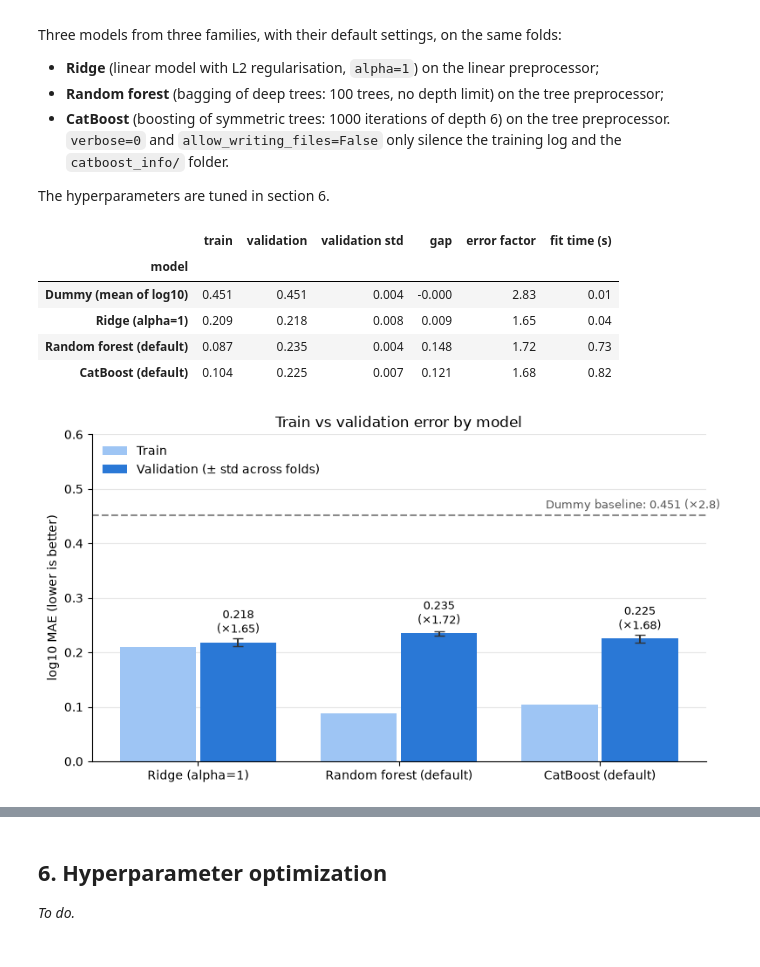
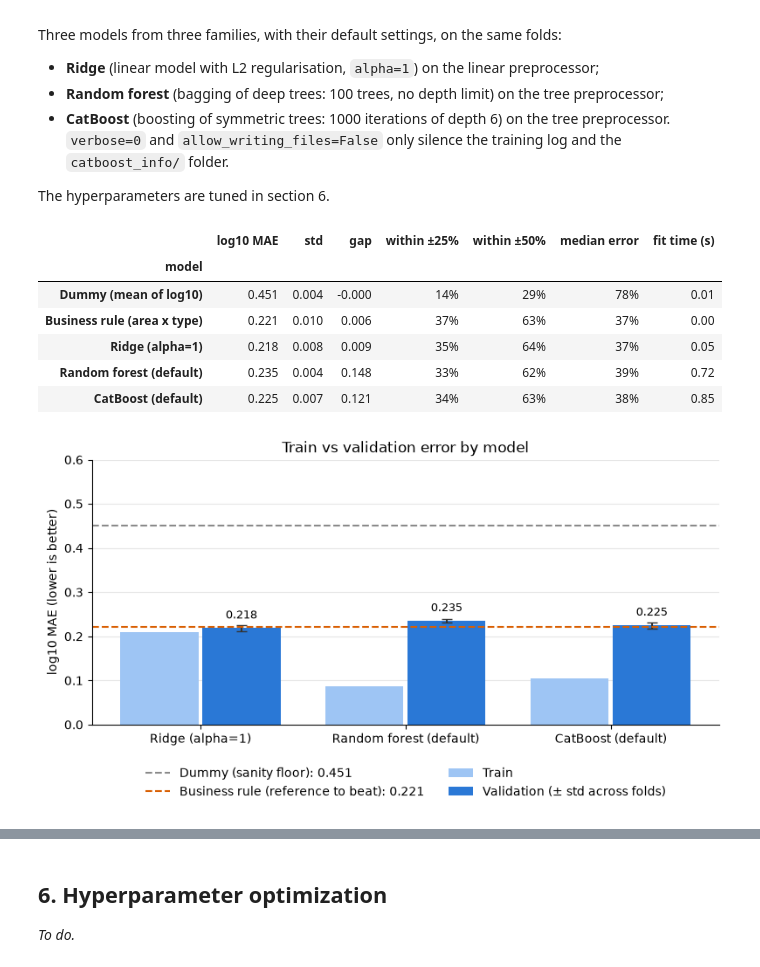
Before and after one commit to dapitch666/oc-p03-seattle-building-energy, a Jupyter notebook: notebooks/03_modeling.ipynb, the cells around one changed output, grey strips where cells are left out. Drawn from its saved outputs; the diff is of its cells as text; code cells hidden in the pictures.

Commit message:
Add readable metrics and a business-rule baseline to model comparison

```diff
--- a/notebooks/03_modeling.ipynb
+++ b/notebooks/03_modeling.ipynb
@@ -553,22 +618,23 @@ models = {
     ),
 }
 
-rows = [baseline] + [
+rows = baseline_rows + [
     evaluate_model(model, X_train, y_train, cv, scorers, name)
     for name, model in models.items()
 ]
 results = pd.DataFrame(rows).set_index("model")
 decision_table(results)
 # %% [output]
-|  | train | validation | validation std | gap | error factor | fit time (s) |
-| model |  |  |  |  |  |  |
-| Dummy (mean of log10) | 0.451 | 0.451 | 0.004 | -0.000 | 2.83 | 0.01 |
-| Ridge (alpha=1) | 0.209 | 0.218 | 0.008 | 0.009 | 1.65 | 0.04 |
-| Random forest (default) | 0.087 | 0.235 | 0.004 | 0.148 | 1.72 | 0.73 |
-| CatBoost (default) | 0.104 | 0.225 | 0.007 | 0.121 | 1.68 | 0.82 |
+|  | log10 MAE | std | gap | within ±25% | within ±50% | median error | fit time (s) |
+| model |  |  |  |  |  |  |  |
+| Dummy (mean of log10) | 0.451 | 0.004 | -0.000 | 14% | 29% | 78% | 0.01 |
+| Business rule (area x type) | 0.221 | 0.010 | 0.006 | 37% | 63% | 37% | 0.00 |
+| Ridge (alpha=1) | 0.218 | 0.008 | 0.009 | 35% | 64% | 37% | 0.05 |
+| Random forest (default) | 0.235 | 0.004 | 0.148 | 33% | 62% | 39% | 0.72 |
+| CatBoost (default) | 0.225 | 0.007 | 0.121 | 34% | 63% | 38% | 0.85 |
 # %%
-# Same data as the decision table: train vs validation log10 MAE, dummy as a reference line
-compared = results.drop(index=baseline["model"])
+# Same data as the decision table: train vs validation log10 MAE, baselines as reference lines
+compared = results.drop(index=list(baselines))
 x = np.arange(len(compared))
 width = 0.38
 
@@ -583,47 +649,45 @@ ax.bar(
 ax.bar(
     x + width / 2 + 0.01,
     compared["log10_mae_val_mean"],
     width,
     yerr=compared["log10_mae_val_std"],
     capsize=4,
     color="#2a78d6",
     ecolor="#333333",
     label="Validation (± std across folds)",
 )
 for xi, value in zip(x, compared["log10_mae_val_mean"]):
     ax.annotate(
-        f"{value:.3f}\n(×{10**value:.2f})",
+        f"{value:.3f}",
         (xi + width / 2 + 0.01, value),
         xytext=(0, 8),
         textcoords="offset points",
         ha="center",
         fontsize=9,
     )
 
-dummy_val = baseline["log10_mae_val_mean"]
-ax.axhline(dummy_val, color="#8a8a8a", linestyle="--", linewidth=1.5)
-ax.text(
-    x[-1] + 0.6,
-    dummy_val + 0.008,
-    f"Dummy baseline: {dummy_val:.3f} (×{10**dummy_val:.1f})",
-    ha="right",
-    va="bottom",
-    color="#555555",
-    fontsize=9,
-)
+references = {
+    "Dummy (mean of log10)": ("Dummy (sanity floor)", "#8a8a8a"),
+    "Business rule (area x type)": ("Business rule (reference to beat)", "#d95f02"),
+}
+for name, (label, color) in references.items():
+    value = results.loc[name, "log10_mae_val_mean"]
+    ax.axhline(
+        value, color=color, linestyle="--", linewidth=1.5, label=f"{label}: {value:.3f}"
+    )
 
 ax.set_xticks(x, compared.index)
 ax.set_ylim(0, 0.6)
 ax.set_ylabel("log10 MAE (lower is better)")
 ax.set_title("Train vs validation error by model")
 ax.spines[["top", "right"]].set_visible(False)
 ax.grid(axis="y", color="#e5e5e5")
 ax.set_axisbelow(True)
-ax.legend(frameon=False, loc="upper left")
+ax.legend(frameon=False, loc="upper center", bbox_to_anchor=(0.5, -0.12), ncol=2)
 plt.tight_layout()
 plt.show()
 # %% [output]
-[figure, old version]
+[figure, new version]
 # %%
 kbtu_table(results)
 # %% [output]
```
Also changed, not shown: parts of 10 cells of this notebook.
